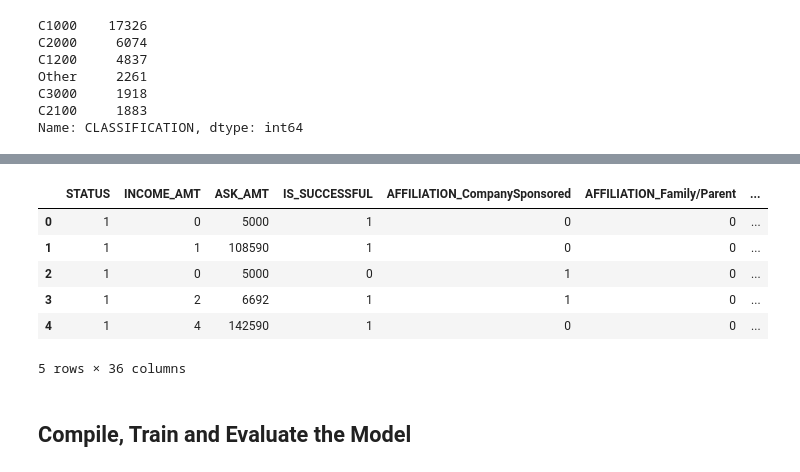
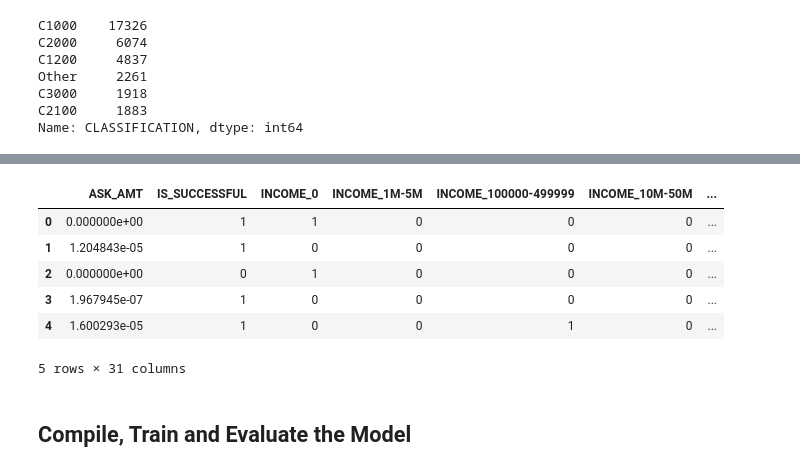
Before and after one commit to Frankr22/deep-learning-challenge, a Jupyter notebook: DeepLearning.ipynb, the cells around one changed output, grey strips where cells are left out. Saved outputs shown, nothing was run; the diff lists cells and outputs as text; code cells hidden in the pictures.

Commit message:
Worked on preprocessing and optimisation

```diff
--- a/DeepLearning.ipynb
+++ b/DeepLearning.ipynb
@@ -181,0 +241,13 @@ print(application_df['INCOME_AMT'].unique())
+# %%
+# Convert the INCOME_AMT column to a categorical variable
+income_categories = ['0', '1M-5M', '100000-499999', '10M-50M', '25000-99999', '5M-10M', '10000-24999', '50M+']
+application_df['INCOME_AMT'] = pd.Categorical(application_df['INCOME_AMT'], categories=income_categories, ordered=True)
+# Replace missing values with the mode
+income_mode = application_df['INCOME_AMT'].mode()[0]
+application_df['INCOME_AMT'].replace(['1/01/9999'], income_mode, inplace=True)
+# One-hot encode the INCOME_AMT column
+income_dummies = pd.get_dummies(application_df['INCOME_AMT'], prefix='INCOME')
+application_df = pd.concat([application_df, income_dummies], axis=1)
+
+# Drop the original INCOME_AMT column
+application_df.drop(['INCOME_AMT'], axis=1, inplace=True)
@@ -181,0 +274,9 @@ print(application_df['INCOME_AMT'].unique())
+# %%
+# Convert 'Y' to 1 and everything else to 0
+application_df['SPECIAL_CONSIDERATIONS'] = application_df['SPECIAL_CONSIDERATIONS'].apply(lambda x: 1 if x == 'Y' else 0)
+
+# Calculate the correlation coefficient
+corr = application_df['IS_SUCCESSFUL'].corr(application_df['SPECIAL_CONSIDERATIONS'])
+
+# Print the correlation coefficient
+print(corr)
@@ -181,0 +285,3 @@ print(application_df['INCOME_AMT'].unique())
+# %%
+# Drop the SPECIAL_CONSIDERATIONS Column
+application_df = application_df.drop(['SPECIAL_CONSIDERATIONS'], axis=1)
@@ -181,0 +304,18 @@ print(application_df['INCOME_AMT'].unique())
+# %%
+from sklearn.preprocessing import MinMaxScaler
+
+# Initialize the MinMaxScaler
+scaler = MinMaxScaler()
+
+# Reshape the feature to a 2D array and fit the scaler to the data
+ask_amt = application_df["ASK_AMT"].values.reshape(-1, 1)
+scaler.fit(ask_amt)
+
+# Transform the feature using the scaler
+scaled_ask_amt = scaler.transform(ask_amt)
+
+# Replace the original feature in the DataFrame with the scaled feature
+application_df["ASK_AMT"] = scaled_ask_amt
+
+# View the updated DataFrame with the scaled feature
+print(application_df.head())
@@ -182,15 +340,15 @@ print(application_df['INCOME_AMT'].unique())
 # %%
 # Convert categorical data to numeric with `pd.get_dummies`
-application_df = pd.get_dummies(application_df, columns=['AFFILIATION', 'USE_CASE', 'ORGANIZATION', 'SPECIAL_CONSIDERATIONS','APPLICATION_TYPE', 'CLASSIFICATION'])
+application_df = pd.get_dummies(application_df, columns=['AFFILIATION','CLASSIFICATION', 'USE_CASE', 'ORGANIZATION', 'APPLICATION_TYPE'])
 application_df.head()
 # %% [output]
-|  | STATUS | INCOME_AMT | ASK_AMT | IS_SUCCESSFUL | AFFILIATION_CompanySponsored | AFFILIATION_Family/Parent | ... |
-| 0 | 1 | 0 | 5000 | 1 | 0 | 0 | ... |
-| 1 | 1 | 1 | 108590 | 1 | 0 | 0 | ... |
-| 2 | 1 | 0 | 5000 | 0 | 1 | 0 | ... |
-| 3 | 1 | 2 | 6692 | 1 | 1 | 0 | ... |
-| 4 | 1 | 4 | 142590 | 1 | 0 | 0 | ... |
+|  | ASK_AMT | IS_SUCCESSFUL | INCOME_0 | INCOME_1M-5M | INCOME_100000-499999 | INCOME_10M-50M | ... |
+| 0 | 0.000000e+00 | 1 | 1 | 0 | 0 | 0 | ... |
+| 1 | 1.204843e-05 | 1 | 0 | 0 | 0 | 0 | ... |
+| 2 | 0.000000e+00 | 0 | 1 | 0 | 0 | 0 | ... |
+| 3 | 1.967945e-07 | 1 | 0 | 0 | 0 | 0 | ... |
+| 4 | 1.600293e-05 | 1 | 0 | 0 | 1 | 0 | ... |
-5 rows × 36 columns
+5 rows × 31 columns
 # %%
 # Split our preprocessed data into our features and target arrays
 y = application_df['IS_SUCCESSFUL'].values
```
Also changed, not shown: parts of 26 cells of this notebook, 4 other files.
